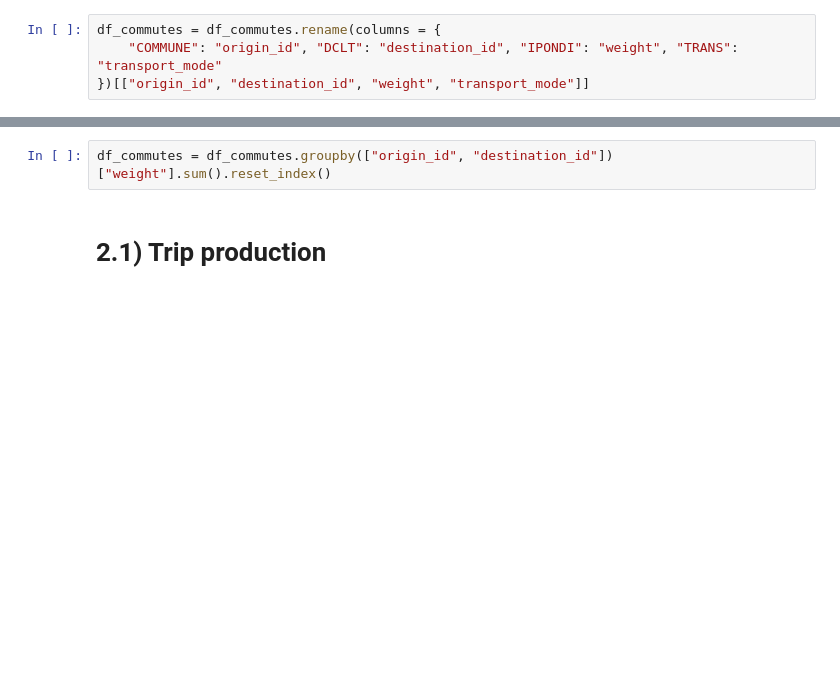
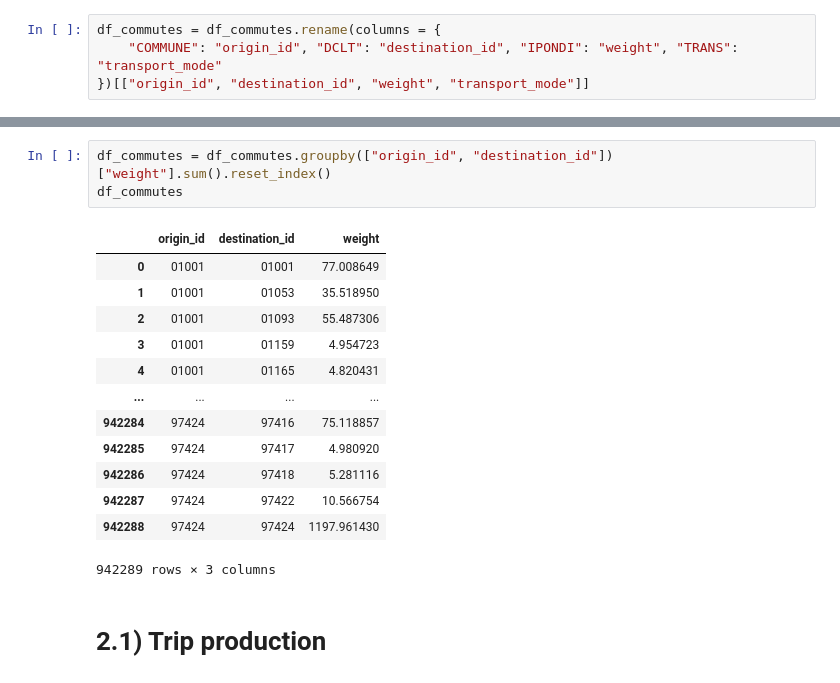
Before and after one commit to DorraGara/DataSimulation, a Jupyter notebook: Transport-Simulation.ipynb, the cells around one changed output, grey strips where cells are left out. Cells and saved outputs as stored; diff of their text form; blank space fills up the shorter version.

```diff
--- a/Transport-Simulation.ipynb
+++ b/Transport-Simulation.ipynb
@@ -483,5 +478,20 @@ pd.merge(df_municipalities[df_municipalities["municipality_id"].isin(chosen_muni
 # %%
 df_commutes = df_commutes.groupby(["origin_id", "destination_id"])["weight"].sum().reset_index()
+df_commutes
+# %% [output]
+|  | origin_id | destination_id | weight |
+| 0 | 01001 | 01001 | 77.008649 |
+| 1 | 01001 | 01053 | 35.518950 |
+| 2 | 01001 | 01093 | 55.487306 |
+| 3 | 01001 | 01159 | 4.954723 |
+| 4 | 01001 | 01165 | 4.820431 |
+| ... | ... | ... | ... |
+| 942284 | 97424 | 97416 | 75.118857 |
+| 942285 | 97424 | 97417 | 4.980920 |
+| 942286 | 97424 | 97418 | 5.281116 |
+| 942287 | 97424 | 97422 | 10.566754 |
+| 942288 | 97424 | 97424 | 1197.961430 |
+942289 rows × 3 columns
 # %% [markdown]
 # 2.1) Trip production
 # %%
```
Also changed, not shown: parts of 8 cells of this notebook.
